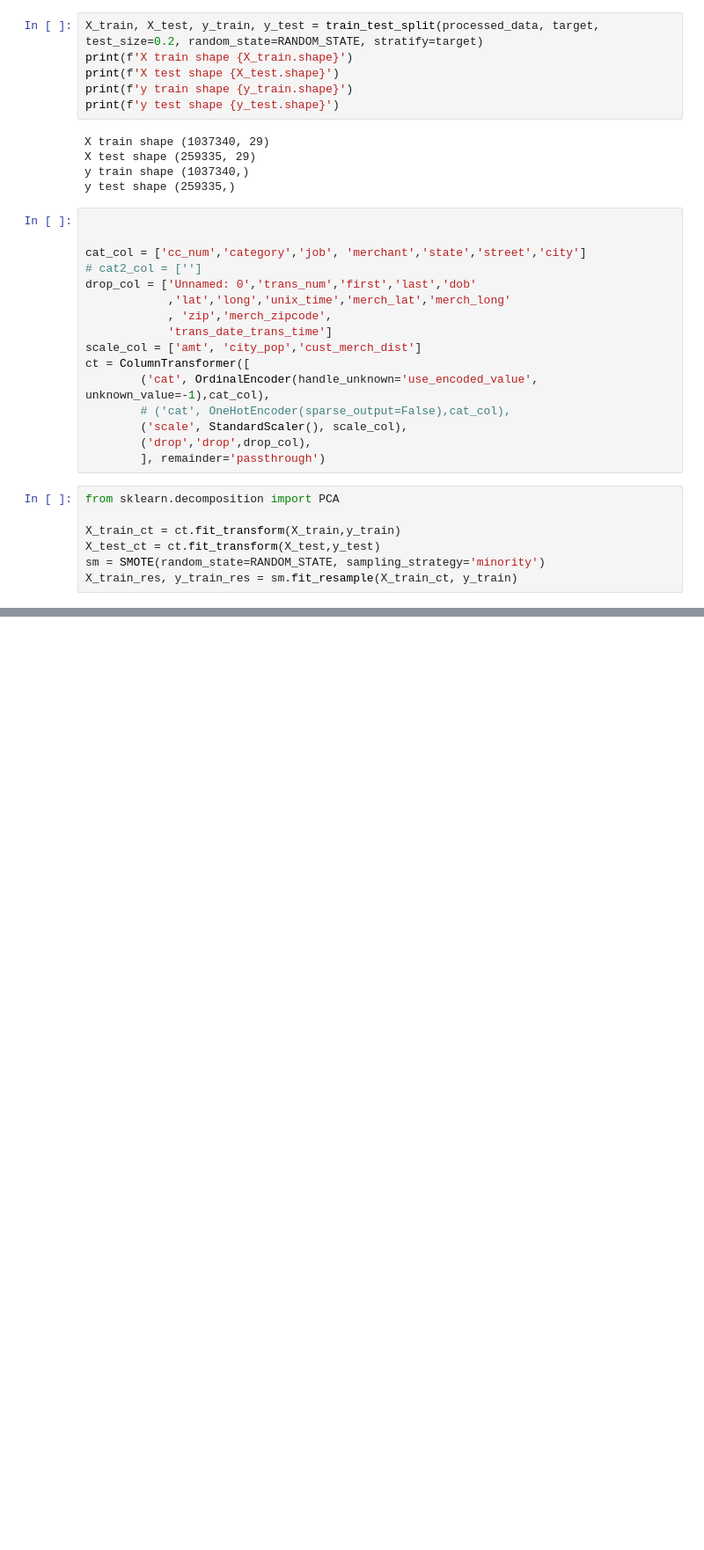
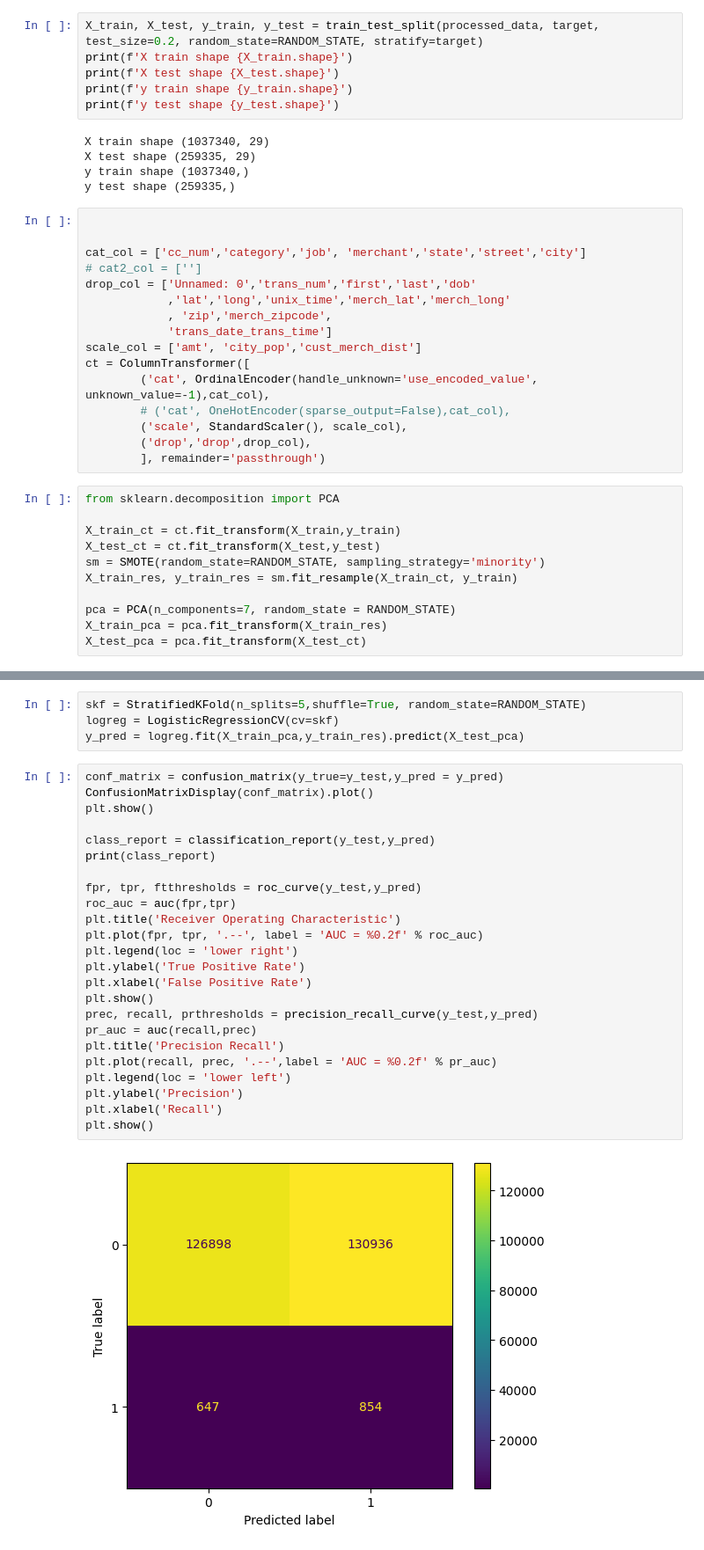
Before and after one commit to AsadE03/ICS502-Group12-ML-CC_Fraud, a Jupyter notebook: ccfraud_pca.ipynb, the cells around one changed output, grey strips where cells are left out. Shown at 88% size. Saved outputs shown, nothing was run; the diff lists cells and outputs as text; blank space fills up the shorter version.

```diff
--- a/ccfraud_pca.ipynb
+++ b/ccfraud_pca.ipynb
@@ -140,3 +140,7 @@ X_train_ct = ct.fit_transform(X_train,y_train)
 X_test_ct = ct.fit_transform(X_test,y_test)
 sm = SMOTE(random_state=RANDOM_STATE, sampling_strategy='minority')
 X_train_res, y_train_res = sm.fit_resample(X_train_ct, y_train)
+
+pca = PCA(n_components=7, random_state = RANDOM_STATE)
+X_train_pca = pca.fit_transform(X_train_res)
+X_test_pca = pca.fit_transform(X_test_ct)
@@ -142,0 +150,30 @@ X_train_res, y_train_res = sm.fit_resample(X_train_ct, y_train)
+# %%
+skf = StratifiedKFold(n_splits=5,shuffle=True, random_state=RANDOM_STATE)
+logreg = LogisticRegressionCV(cv=skf)
+y_pred = logreg.fit(X_train_pca,y_train_res).predict(X_test_pca)
+# %%
+conf_matrix = confusion_matrix(y_true=y_test,y_pred = y_pred)
+ConfusionMatrixDisplay(conf_matrix).plot()
+plt.show()
+
+class_report = classification_report(y_test,y_pred)
+print(class_report)
+
+fpr, tpr, ftthresholds = roc_curve(y_test,y_pred)
+roc_auc = auc(fpr,tpr)
+plt.title('Receiver Operating Characteristic')
+plt.plot(fpr, tpr, '.--', label = 'AUC = %0.2f' % roc_auc)
+plt.legend(loc = 'lower right')
+plt.ylabel('True Positive Rate')
+plt.xlabel('False Positive Rate')
+plt.show()
+prec, recall, prthresholds = precision_recall_curve(y_test,y_pred)
+pr_auc = auc(recall,prec)
+plt.title('Precision Recall')
+plt.plot(recall, prec, '.--',label = 'AUC = %0.2f' % pr_auc)
+plt.legend(loc = 'lower left')
+plt.ylabel('Precision')
+plt.xlabel('Recall')
+plt.show()
+# %% [output]
+[figure, added]
```
Also changed, not shown: parts of 2 cells of this notebook.
